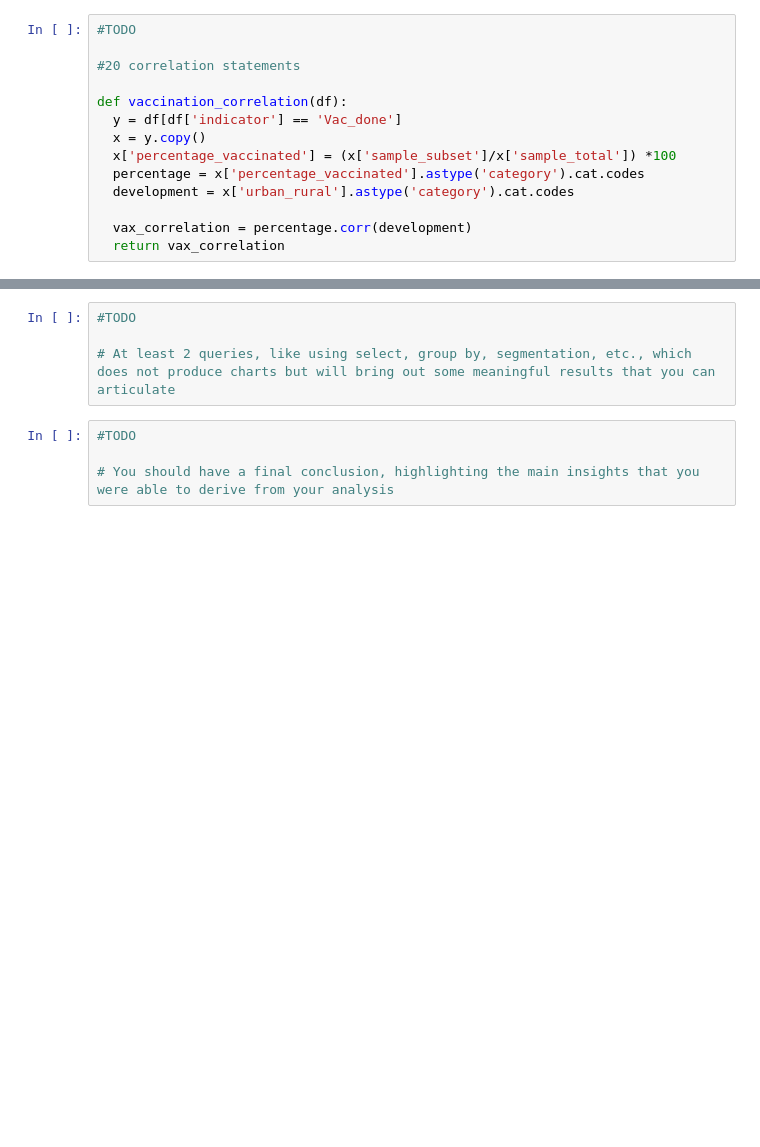
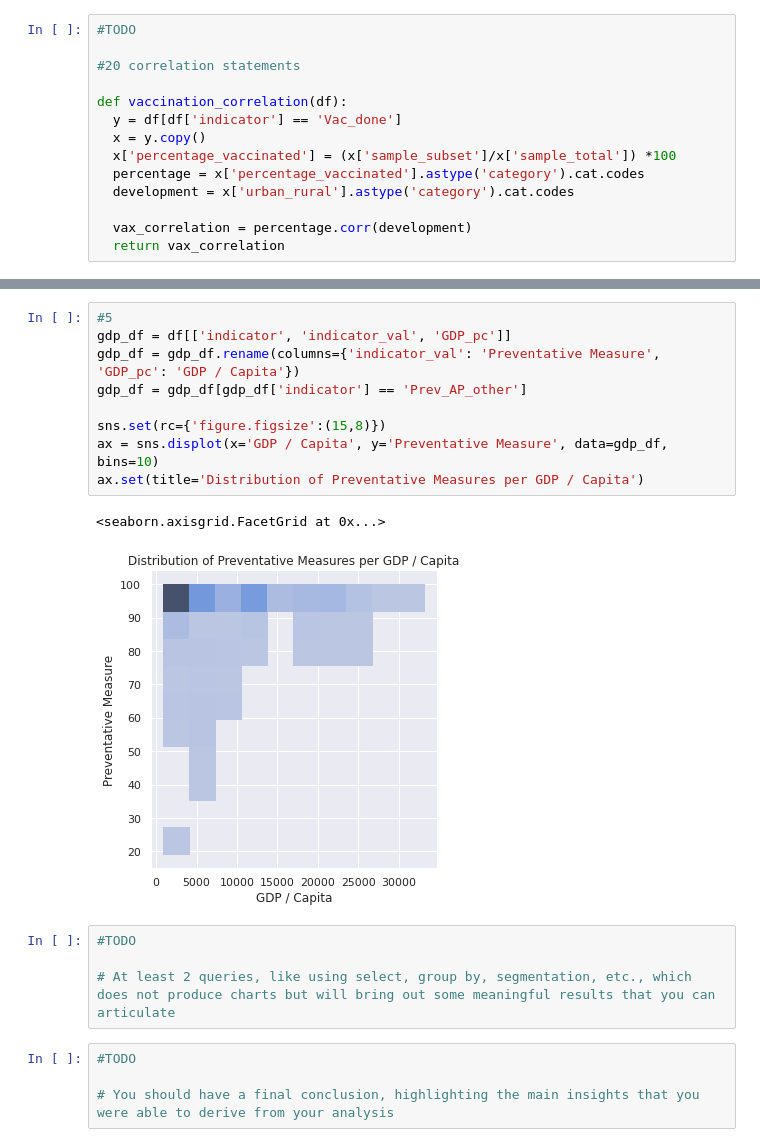
Before and after one commit to asrospie/covid_housing_eda, a Jupyter notebook: DSE_6000_Final_Project.ipynb, the cells around one changed output, grey strips where cells are left out. Drawn from its saved outputs; the diff is of its cells as text; blank space fills up the shorter version.

Commit message:
Plots and charts complete

```diff
--- a/DSE_6000_Final_Project.ipynb
+++ b/DSE_6000_Final_Project.ipynb
@@ -91,3 +100,15 @@ plt.show()
+# %%
+#5
+gdp_df = df[['indicator', 'indicator_val', 'GDP_pc']]
+gdp_df = gdp_df.rename(columns={'indicator_val': 'Preventative Measure', 'GDP_pc': 'GDP / Capita'})
+gdp_df = gdp_df[gdp_df['indicator'] == 'Prev_AP_other']
+
+sns.set(rc={'figure.figsize':(15,8)})
+ax = sns.displot(x='GDP / Capita', y='Preventative Measure', data=gdp_df, bins=10)
+ax.set(title='Distribution of Preventative Measures per GDP / Capita')
+# %% [output]
+<seaborn.axisgrid.FacetGrid at 0x...>
+[figure, added]
 # %%
 #TODO
 
```
Also changed, not shown: parts of 7 cells of this notebook.
